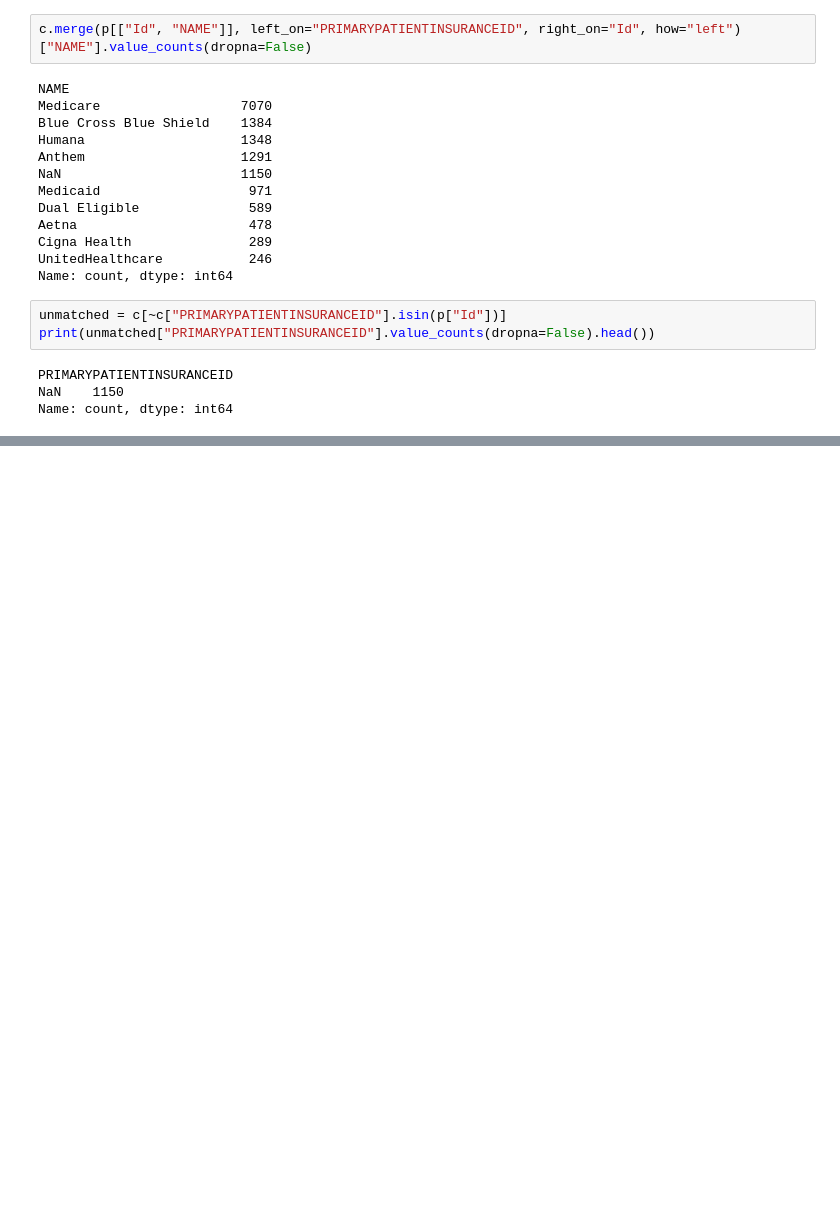
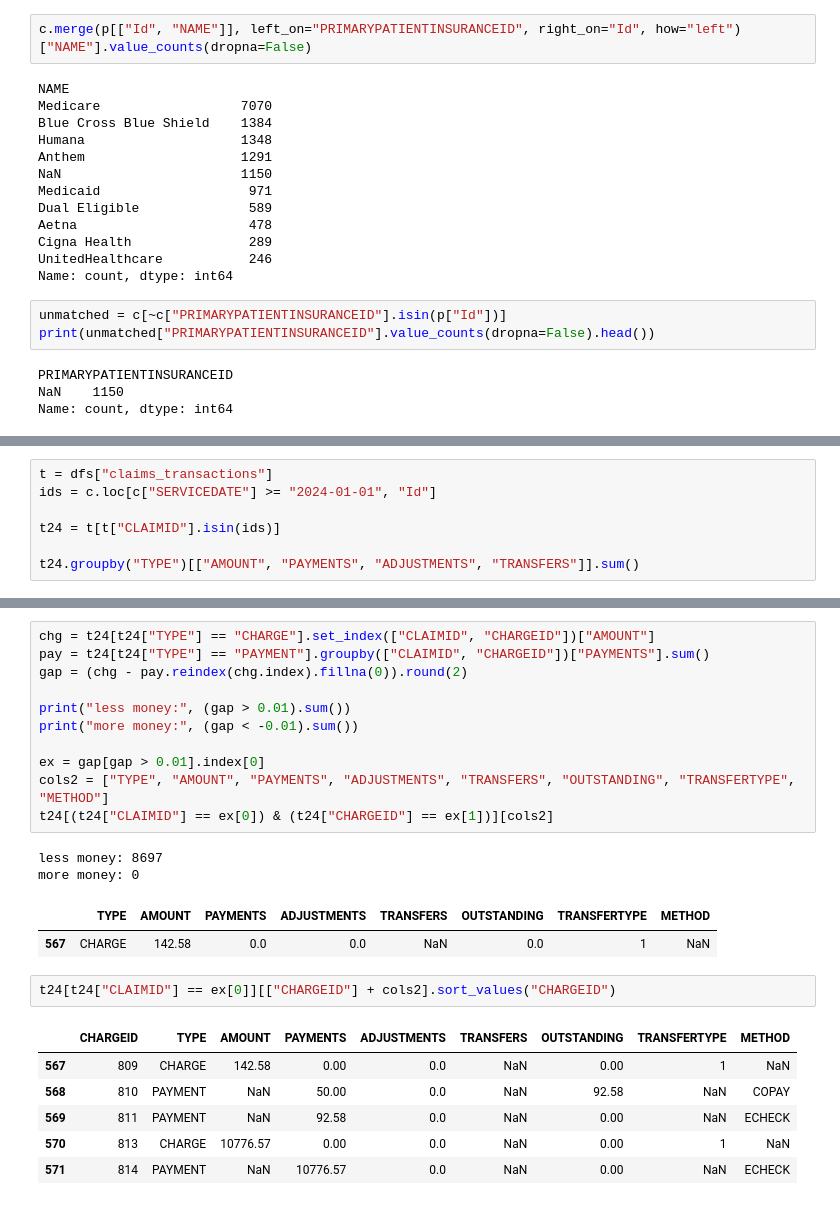
Before and after one commit to leon0113/claims-denial-analytics, a Jupyter notebook: notebooks/01_explore.ipynb, the cells around one changed output, grey strips where cells are left out. Cells and saved outputs as stored; diff of their text form; blank space fills up the shorter version.

```diff
--- a/notebooks/01_explore.ipynb
+++ b/notebooks/01_explore.ipynb
@@ -192,3 +192,10 @@ t.head(2)
 |  | ID | CLAIMID | CHARGEID | PATIENTID | TYPE | AMOUNT | METHOD | FROMDATE | TODATE | PLACEOFSERVICE | ... |
 | 0 | eef02c43-2f35-498a-0a57-c6715bf05ea5 | 79261ac0-c1bd-a920-b1f0-4809930aaab2 | 1 | 79261ac0-c1bd-a920-a9e9-589e990ac9b9 | CHARGE | 136.8 | NaN | 2015-03-24T17:55:05Z | 2015-03-24T18:44:25Z | ecadbc11-930c-3903-b706-f8ef4bc9089e | ... |
 | 1 | e2cea0b1-7c16-5c5c-37b0-3240f5754e99 | 58f37490-01a9-612b-b3b4-76b35f50f93e | 0 | 58f37490-01a9-612b-1c95-e1f83c5cab6a | CHARGE | 136.8 | NaN | 2006-06-13T09:02:48Z | 2006-06-13T09:59:00Z | 07baae96-3d74-3c69-a845-dad7b792eb52 | ... |
+# %%
+t = dfs["claims_transactions"]
+ids = c.loc[c["SERVICEDATE"] >= "2024-01-01", "Id"]
+
+t24 = t[t["CLAIMID"].isin(ids)]
+
+t24.groupby("TYPE")[["AMOUNT", "PAYMENTS", "ADJUSTMENTS", "TRANSFERS"]].sum()
@@ -194,0 +209,25 @@ t.head(2)
+# %%
+chg = t24[t24["TYPE"] == "CHARGE"].set_index(["CLAIMID", "CHARGEID"])["AMOUNT"]
+pay = t24[t24["TYPE"] == "PAYMENT"].groupby(["CLAIMID", "CHARGEID"])["PAYMENTS"].sum()
+gap = (chg - pay.reindex(chg.index).fillna(0)).round(2)
+
+print("less money:", (gap > 0.01).sum())
+print("more money:", (gap < -0.01).sum())
+
+ex = gap[gap > 0.01].index[0]
+cols2 = ["TYPE", "AMOUNT", "PAYMENTS", "ADJUSTMENTS", "TRANSFERS", "OUTSTANDING", "TRANSFERTYPE", "METHOD"]
+t24[(t24["CLAIMID"] == ex[0]) & (t24["CHARGEID"] == ex[1])][cols2]
+# %% [output]
+less money: 8697
+more money: 0
+|  | TYPE | AMOUNT | PAYMENTS | ADJUSTMENTS | TRANSFERS | OUTSTANDING | TRANSFERTYPE | METHOD |
+| 567 | CHARGE | 142.58 | 0.0 | 0.0 | NaN | 0.0 | 1 | NaN |
+# %%
+t24[t24["CLAIMID"] == ex[0]][["CHARGEID"] + cols2].sort_values("CHARGEID")
+# %% [output]
+|  | CHARGEID | TYPE | AMOUNT | PAYMENTS | ADJUSTMENTS | TRANSFERS | OUTSTANDING | TRANSFERTYPE | METHOD |
+| 567 | 809 | CHARGE | 142.58 | 0.00 | 0.0 | NaN | 0.00 | 1 | NaN |
+| 568 | 810 | PAYMENT | NaN | 50.00 | 0.0 | NaN | 92.58 | NaN | COPAY |
+| 569 | 811 | PAYMENT | NaN | 92.58 | 0.0 | NaN | 0.00 | NaN | ECHECK |
+| 570 | 813 | CHARGE | 10776.57 | 0.00 | 0.0 | NaN | 0.00 | 1 | NaN |
+| 571 | 814 | PAYMENT | NaN | 10776.57 | 0.0 | NaN | 0.00 | NaN | ECHECK |
```
Also changed, not shown: parts of 3 cells of this notebook, 3 other files.
